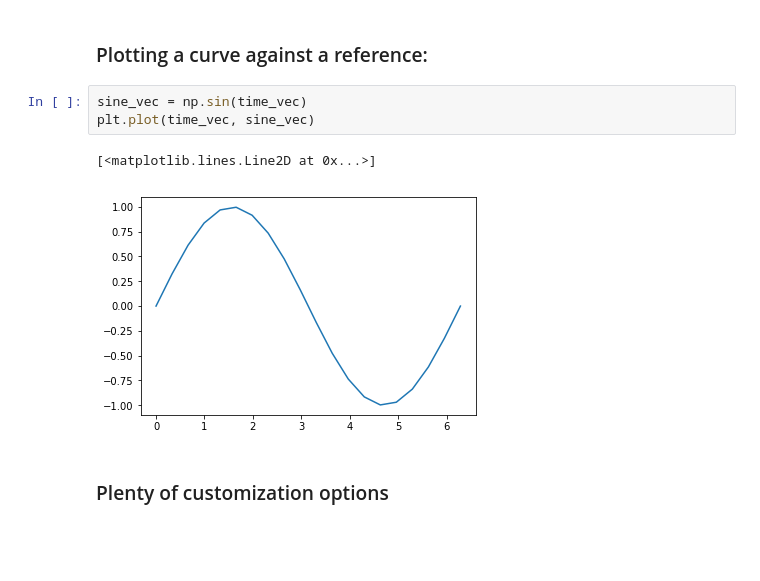
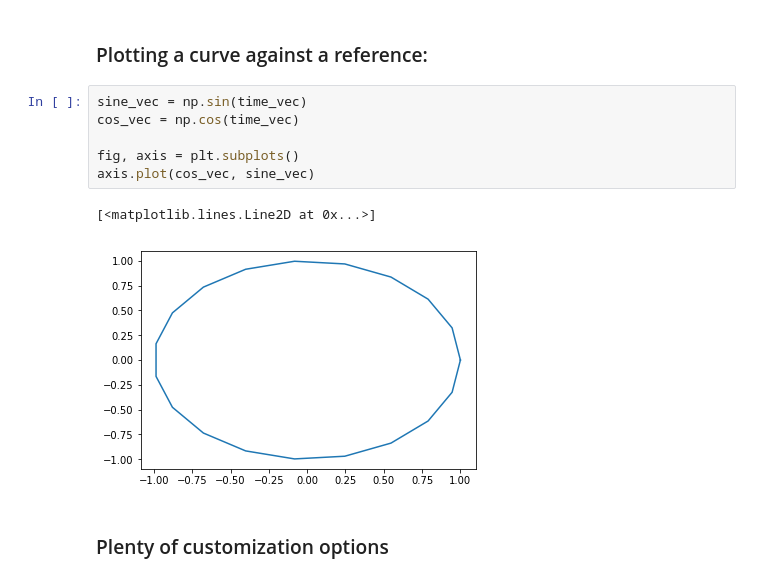
Before and after one commit to pycroscopy/CNMS_UM_2018_SPIMA, a Jupyter notebook: 04_Visualization.ipynb, the cells around one changed output. Saved outputs shown, nothing was run; the diff lists cells and outputs as text; blank space fills up the shorter version.

```diff
--- a/04_Visualization.ipynb
+++ b/04_Visualization.ipynb
@@ -29,10 +38,13 @@ Shape of time_vec: (20,)
 ### Plotting a curve against a reference:
 # %%
 sine_vec = np.sin(time_vec)
-plt.plot(time_vec, sine_vec)
+cos_vec = np.cos(time_vec)
+
+fig, axis = plt.subplots()
+axis.plot(cos_vec, sine_vec)
 # %% [output]
 [<matplotlib.lines.Line2D at 0x...>]
-[figure, old version]
+[figure, new version]
 # %% [markdown]
 ### Plenty of customization options
 # %%
```
Also changed, not shown: parts of 15 cells of this notebook.
